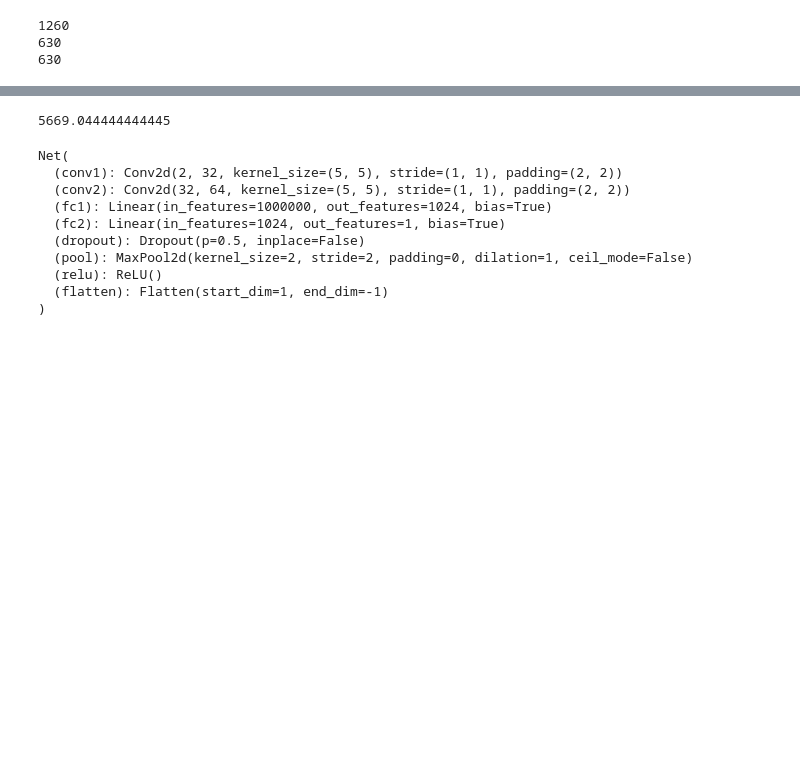
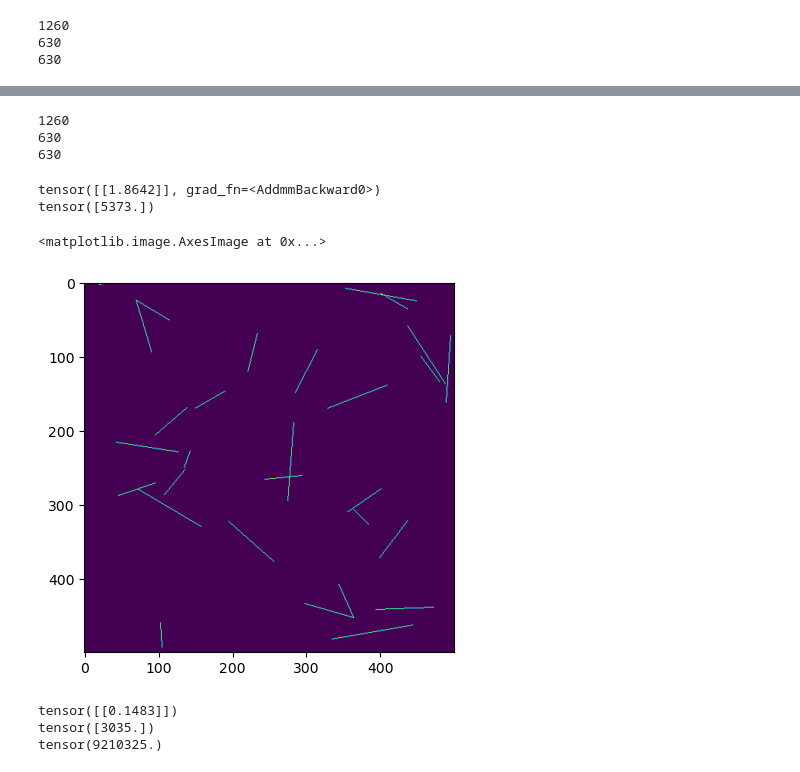
Before and after one commit to giliapatterson/spatial_ckmr, a Jupyter notebook: close_kin_slim/spaghetti_nn.ipynb, the cells around one changed output, grey strips where cells are left out. Drawn from its saved outputs; the diff is of its cells as text; code cells hidden in the pictures; blank space fills up the shorter version.

```diff
--- a/close_kin_slim/spaghetti_nn.ipynb
+++ b/close_kin_slim/spaghetti_nn.ipynb
@@ -258,4 +273,0 @@ plt.plot([np.min(test_truth), np.max(test_truth)], [np.min(test_truth), np.max(t
-# %%
-np.mean(test_truth)
-# %% [output]
-5669.044444444445
@@ -266,16 +274,60 @@ torch.save(model.state_dict(), PATH)
-# %%
-# Load model
-net = Net()
-net.load_state_dict(torch.load(PATH))
-net.eval()
-# %% [output]
-Net(
-  (conv1): Conv2d(2, 32, kernel_size=(5, 5), stride=(1, 1), padding=(2, 2))
-  (conv2): Conv2d(32, 64, kernel_size=(5, 5), stride=(1, 1), padding=(2, 2))
-  (fc1): Linear(in_features=1000000, out_features=1024, bias=True)
-  (fc2): Linear(in_features=1024, out_features=1, bias=True)
-  (dropout): Dropout(p=0.5, inplace=False)
-  (pool): MaxPool2d(kernel_size=2, stride=2, padding=0, dilation=1, ceil_mode=False)
-  (relu): ReLU()
-  (flatten): Flatten(start_dim=1, end_dim=-1)
-)
+# %%
+# Train on just the spaghetti plots and see if it does just as well (it should)
+class KinOnlyDataset(Dataset):
+    def __init__(self, base_folder):
+        self.labels = pd.read_csv(base_folder + "/labels.csv", names = ["path", "N", "n", "nPO"])
+        self.base_folder = base_folder
+    def __len__(self):
+        return len(self.labels)
+
+    def __getitem__(self, idx):
+        base_path = self.base_folder + "/" + self.labels['path'].iloc[idx]
+        spaghetti_path = base_path + "_spaghetti.png"
+        spaghetti = read_image(spaghetti_path)
+        input_tensor = spaghetti.float()
+        label = torch.tensor([self.labels['N'].iloc[idx]]).float()
+        return input_tensor, label
+
+kin_only_dataset = KinOnlyDataset("spatial_sim_data")
+# %%
+n_total = len(kin_only_dataset)
+n_train = round(n_total*0.5)
+n_valid = round((n_total-n_train)*0.5)
+n_test = n_total-n_train-n_valid
+# %%
+train_kin, valid_kin, test_kin = random_split(kin_dataset, [n_train, n_valid, n_test], generator=torch.Generator().manual_seed(42))
+
+batch_size = 64
+train_kin_dl = DataLoader(train_kin, batch_size, shuffle = True)
+valid_kin_dl = DataLoader(valid_kin, batch_size, shuffle = True)
+test_kin_dl = DataLoader(test_kin, batch_size, shuffle = True)
+print(len(train_kin))
+print(len(valid_kin))
+print(len(test_kin))
+# %% [output]
+1260
+630
+630
+# %%
+i = 1000
+print(net(train_kin[i][0].unsqueeze(0)))
+print(train_kin[i][1])
+plt.imshow(train_kin[i][0][0])
+# %% [output]
+tensor([[1.8642]], grad_fn=<AddmmBackward0>)
+tensor([5373.])
+<matplotlib.image.AxesImage at 0x...>
+[figure, added]
+# %%
+model_cpu = model.cpu()
+i = 0
+with(torch.no_grad()):
+    pred = model_cpu(train_kin[i][0].unsqueeze(0))
+truth = train_kin[i][1]
+print(pred)
+print(truth)
+print(loss_fn(pred[0], truth))
+# %% [output]
+tensor([[0.1483]])
+tensor([3035.])
+tensor(9210325.)
```
Also changed, not shown: parts of 13 cells of this notebook.
